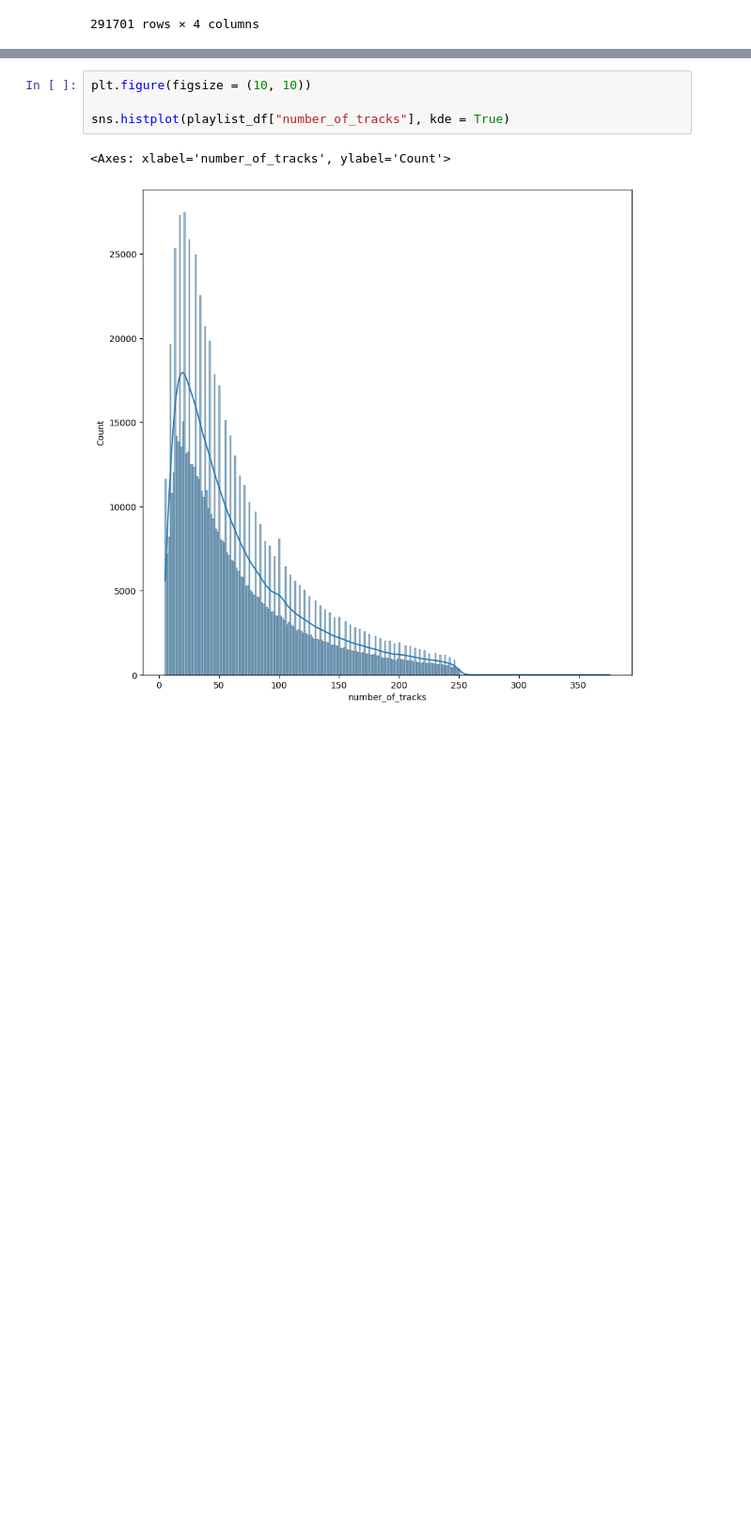
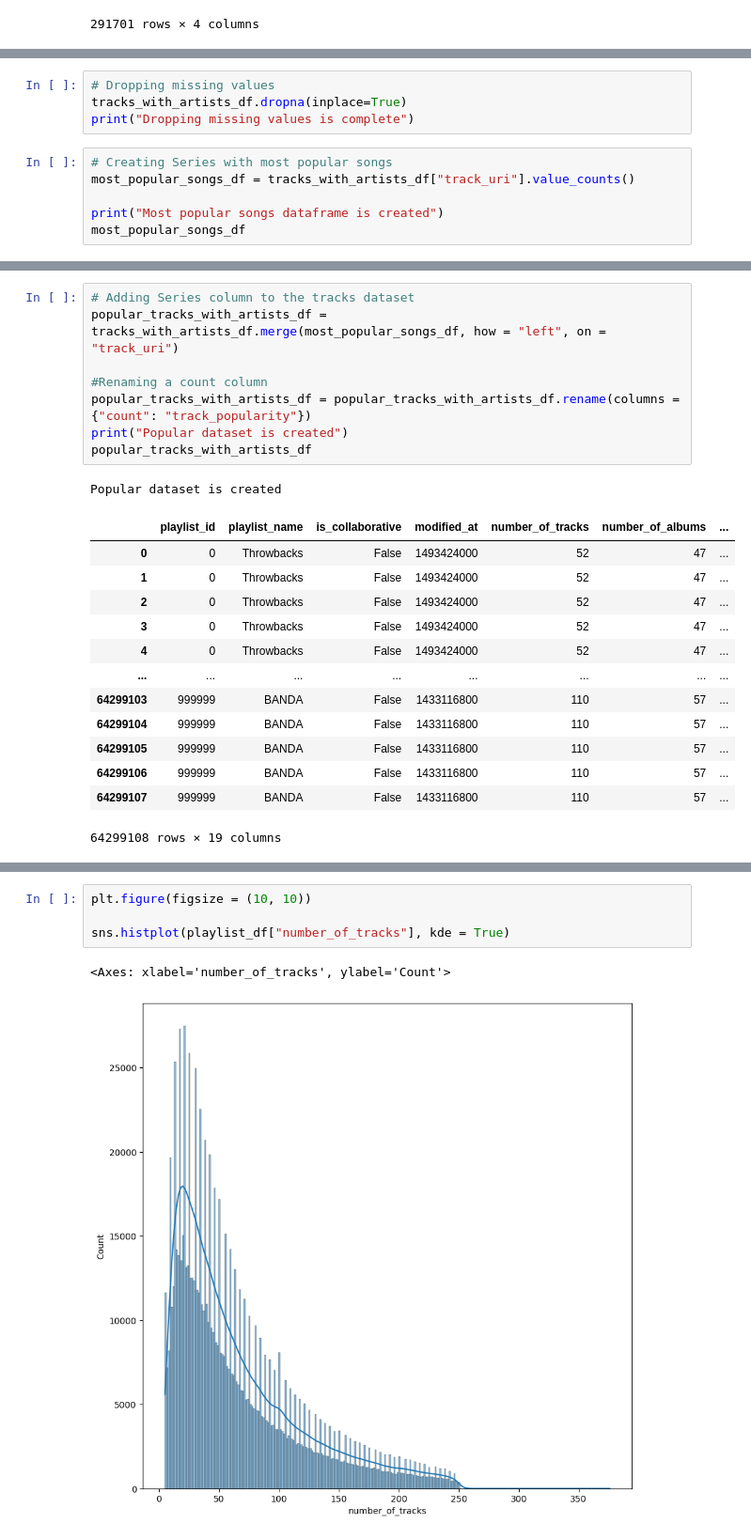
Before and after one commit to Honbern/spotify_recommender, a Jupyter notebook: spotify.ipynb, the cells around one changed output, grey strips where cells are left out. Shown at 94% size. Drawn from its saved outputs; the diff is of its cells as text; blank space fills up the shorter version.

```diff
--- a/spotify.ipynb
+++ b/spotify.ipynb
@@ -199,3 +176,13 @@ tracks_with_artists_df.describe()
 | 50% | 4.996670e+05 | 1.495238e+09 | 1.000000e+02 | 7.000000e+01 | 1.000000e+00 | 4.000000e+01 | ... |
 | 75% | 7.507590e+05 | 1.507075e+09 | 1.570000e+02 | 1.110000e+02 | 2.000000e+00 | 7.900000e+01 | ... |
 | max | 9.999990e+05 | 1.509494e+09 | 3.760000e+02 | 2.440000e+02 | 7.164300e+04 | 3.750000e+02 | ... |
+# %%
+# Dropping missing values
+tracks_with_artists_df.dropna(inplace=True)
+print("Dropping missing values is complete")
+# %%
+# Creating Series with most popular songs
+most_popular_songs_df = tracks_with_artists_df["track_uri"].value_counts()
+
+print("Most popular songs dataframe is created")
+most_popular_songs_df
@@ -201,0 +204,23 @@ tracks_with_artists_df.describe()
+# %%
+# Adding Series column to the tracks dataset
+popular_tracks_with_artists_df = tracks_with_artists_df.merge(most_popular_songs_df, how = "left", on = "track_uri")
+
+#Renaming a count column
+popular_tracks_with_artists_df = popular_tracks_with_artists_df.rename(columns = {"count": "track_popularity"})
+print("Popular dataset is created")
+popular_tracks_with_artists_df
+# %% [output]
+Popular dataset is created
+|  | playlist_id | playlist_name | is_collaborative | modified_at | number_of_tracks | number_of_albums | ... |
+| 0 | 0 | Throwbacks | False | 1493424000 | 52 | 47 | ... |
+| 1 | 0 | Throwbacks | False | 1493424000 | 52 | 47 | ... |
+| 2 | 0 | Throwbacks | False | 1493424000 | 52 | 47 | ... |
+| 3 | 0 | Throwbacks | False | 1493424000 | 52 | 47 | ... |
+| 4 | 0 | Throwbacks | False | 1493424000 | 52 | 47 | ... |
+| ... | ... | ... | ... | ... | ... | ... | ... |
+| 64299103 | 999999 | BANDA | False | 1433116800 | 110 | 57 | ... |
+| 64299104 | 999999 | BANDA | False | 1433116800 | 110 | 57 | ... |
+| 64299105 | 999999 | BANDA | False | 1433116800 | 110 | 57 | ... |
+| 64299106 | 999999 | BANDA | False | 1433116800 | 110 | 57 | ... |
+| 64299107 | 999999 | BANDA | False | 1433116800 | 110 | 57 | ... |
+64299108 rows × 19 columns
```
Also changed, not shown: parts of 16 cells of this notebook.
